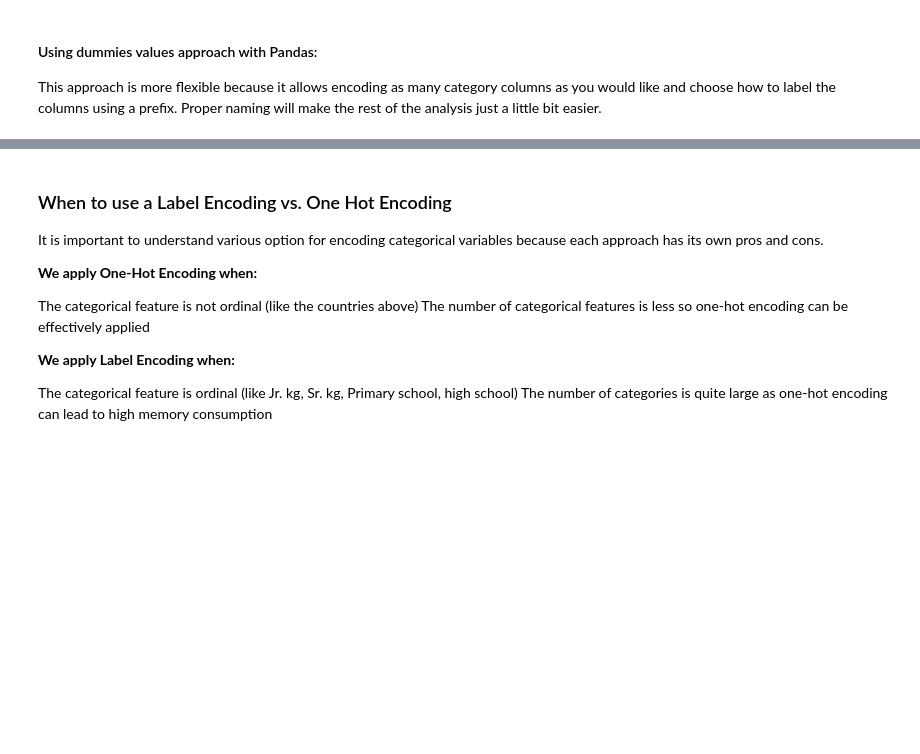
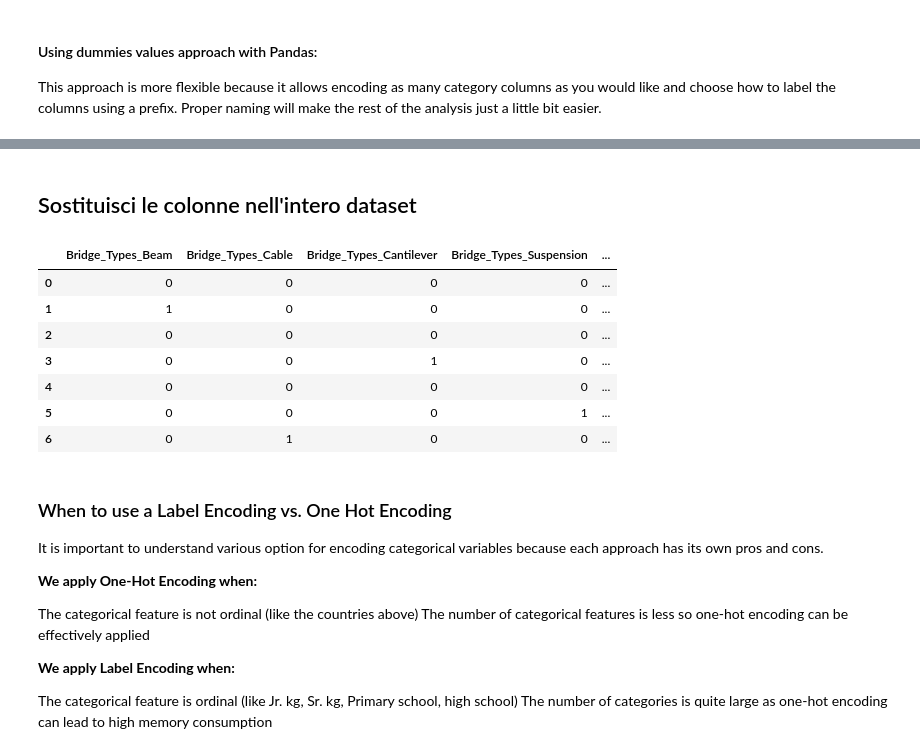
Before and after one commit to Frenz86/IFDM-25, a Jupyter notebook: Less11/10.2Categorical_variable.ipynb, the cells around one changed output, grey strips where cells are left out. Drawn from its saved outputs; the diff is of its cells as text; code cells hidden in the pictures; blank space fills up the shorter version.

```diff
--- a/Less11/10.2Categorical_variable.ipynb
+++ b/Less11/10.2Categorical_variable.ipynb
@@ -142,3 +142,21 @@ bridge_df
+# %% [markdown]
+## Sostituisci le colonne nell'intero dataset
+# %%
+data = ('Arch','Beam','Truss','Cantilever','Tied_Arch','Suspension','Cable')
+bridge_df = pd.DataFrame(data, columns=['Bridge_Types'])
+
+# generate binary values using get_dummies
+bridge_df = pd.get_dummies(bridge_df, columns=["Bridge_Types"],dtype=int,drop_first=True)
+bridge_df
+# %% [output]
+|  | Bridge_Types_Beam | Bridge_Types_Cable | Bridge_Types_Cantilever | Bridge_Types_Suspension | ... |
+| 0 | 0 | 0 | 0 | 0 | ... |
+| 1 | 1 | 0 | 0 | 0 | ... |
+| 2 | 0 | 0 | 0 | 0 | ... |
+| 3 | 0 | 0 | 1 | 0 | ... |
+| 4 | 0 | 0 | 0 | 0 | ... |
+| 5 | 0 | 0 | 0 | 1 | ... |
+| 6 | 0 | 1 | 0 | 0 | ... |
 # %% [markdown]
 ### When to use a Label Encoding vs. One Hot Encoding
 It is important to understand various option for encoding categorical variables because each approach has its own pros and cons.
```
Also changed, not shown: parts of 1 cell of this notebook.
